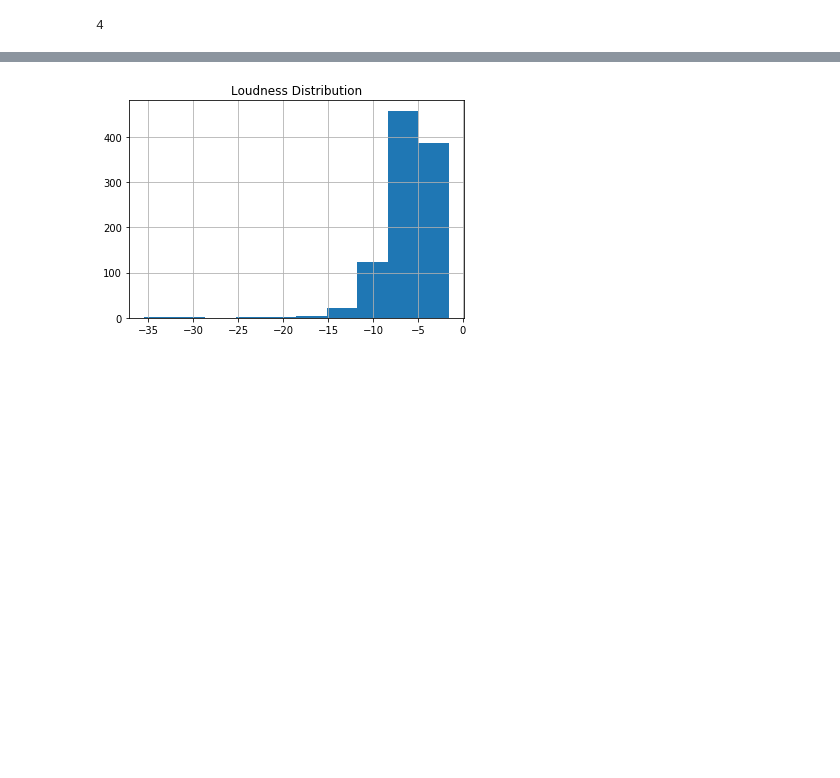
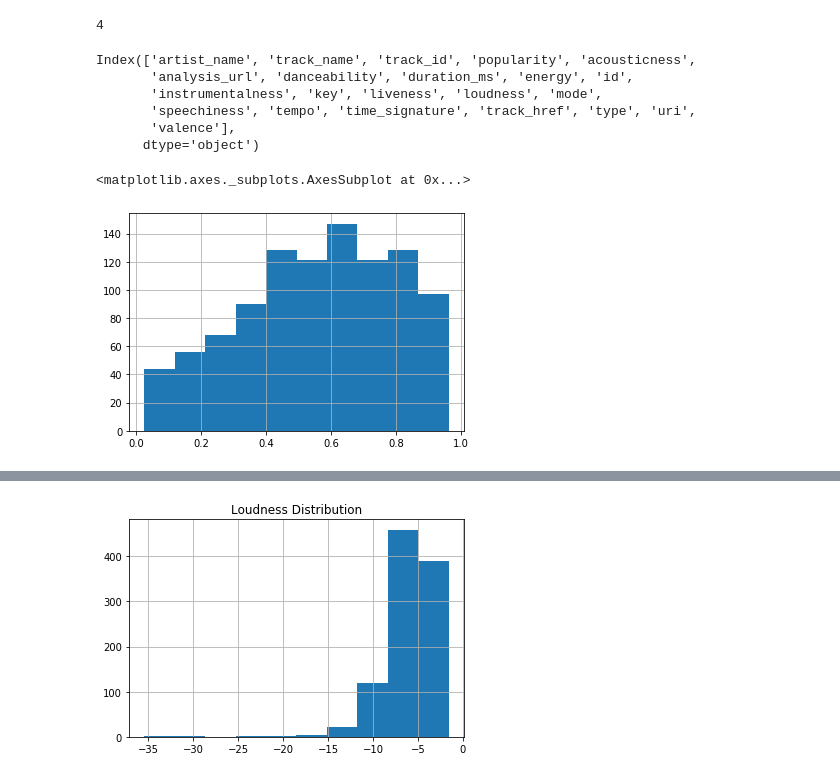
Before and after one commit to ipatel467/Spotify-Project, a Jupyter notebook: Spotify.ipynb, the cells around one changed output, grey strips where cells are left out. Drawn from its saved outputs; the diff is of its cells as text; code cells hidden in the pictures; blank space fills up the shorter version.

```diff
--- a/Spotify.ipynb
+++ b/Spotify.ipynb
@@ -144,3 +144,17 @@ full_df.head()
 full_df['time_signature'].nunique()
 # %% [output]
 4
+# %%
+full_df.columns
+# %% [output]
+Index(['artist_name', 'track_name', 'track_id', 'popularity', 'acousticness',
+       'analysis_url', 'danceability', 'duration_ms', 'energy', 'id',
+       'instrumentalness', 'key', 'liveness', 'loudness', 'mode',
+       'speechiness', 'tempo', 'time_signature', 'track_href', 'type', 'uri',
+       'valence'],
+      dtype='object')
+# %%
+full_df['valence'].hist()
+# %% [output]
+<matplotlib.axes._subplots.AxesSubplot at 0x...>
+[figure, added]
```
Also changed, not shown: parts of 13 cells of this notebook.
